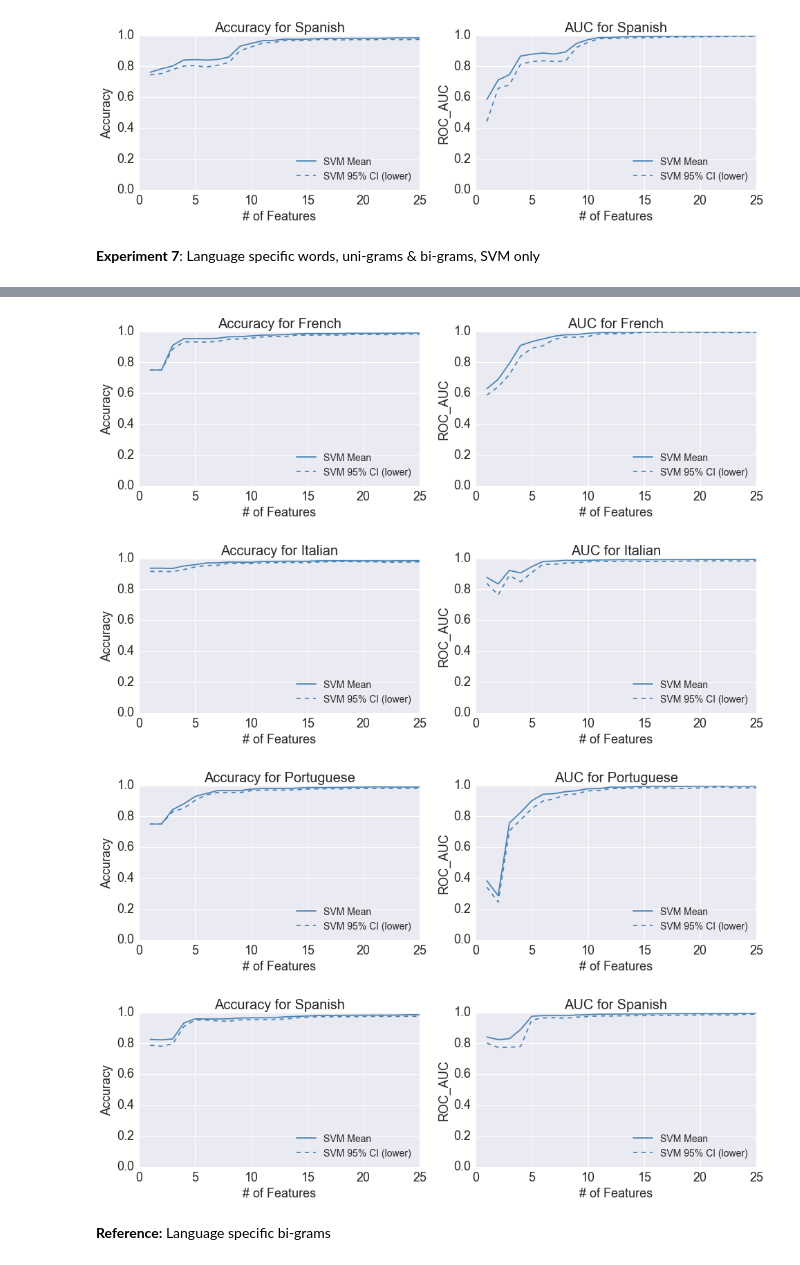
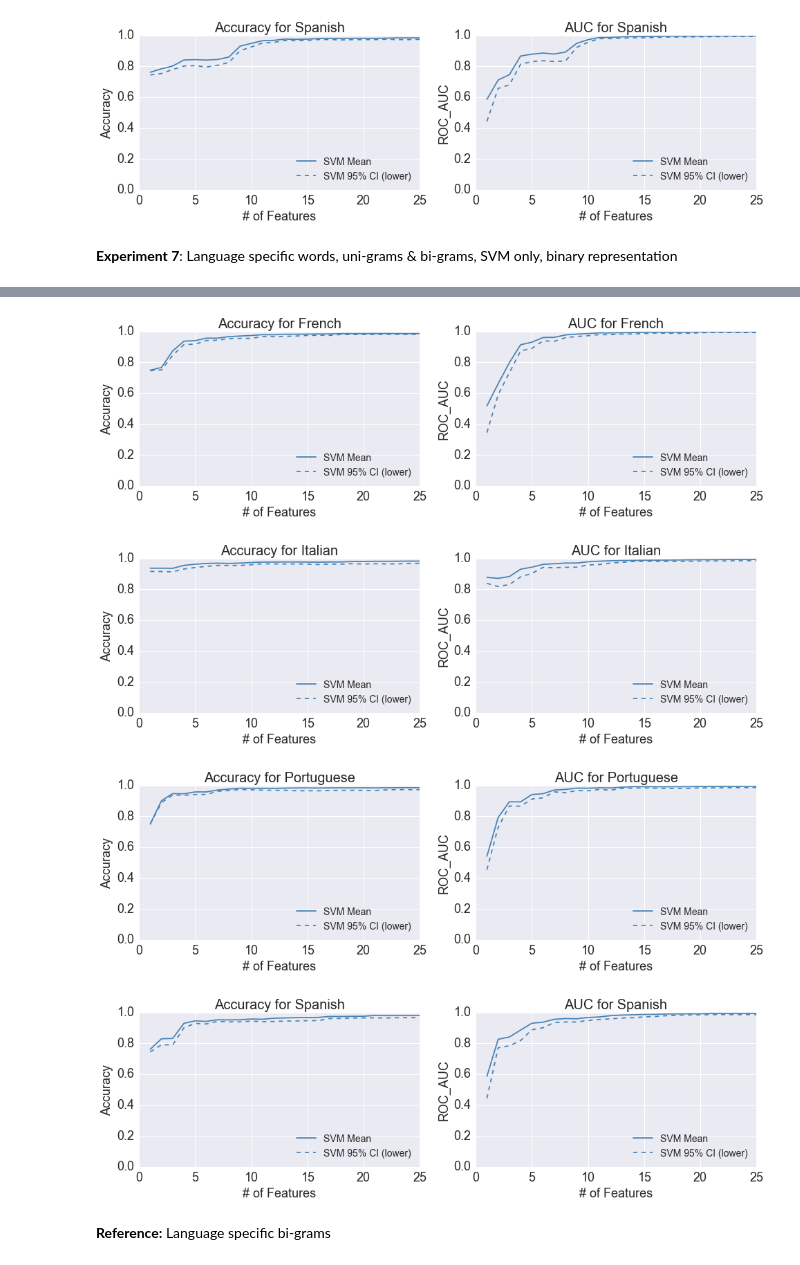
Before and after one commit to cdjeschke/Machine-Learning, a Jupyter notebook: project/code/experiment_1.ipynb, the cells around one changed output, grey strips where cells are left out. Drawn from its saved outputs; the diff is of its cells as text; code cells hidden in the pictures.

```diff
--- a/project/code/experiment_1.ipynb
+++ b/project/code/experiment_1.ipynb
@@ -1354,13 +1354,13 @@ Finished experiments for language es
 [figure]
 [figure]
 # %% [markdown]
-**Experiment 7**:  Language specific words, uni-grams & bi-grams, SVM only
+**Experiment 7**:  Language specific words, uni-grams & bi-grams, SVM only, binary representation
 # %%
 def experiment_7(corpi, language, num_features, feature_sample):
 
     # Fit vectorizer
     vectorizer = CountVectorizer(analyzer='word', lowercase=True, encoding='UTF-8', ngram_range=(1,2),
-                                   max_features=num_features, token_pattern=single_char_token_pattern())
+                                   max_features=num_features, token_pattern=single_char_token_pattern(), binary=True)
     vectorizer.fit(feature_sample)
 
     # Load the language corpus & fit a Naive Bayes classifier
@@ -1497,8 +1497,8 @@ Features in rank order were [u'en', u'de', u'la', u'el', u'y', u'se', u'a', u'qu
 Finished experiments for language es
-[figure, old version]
+[figure, new version]
-[figure, old version]
+[figure, new version]
-[figure, old version]
+[figure, new version]
-[figure, old version]
+[figure, new version]
 # %% [markdown]
 **Reference:** Language specific bi-grams
 # %%
```
Also changed, not shown: parts of 5 cells of this notebook, 9 other files.
